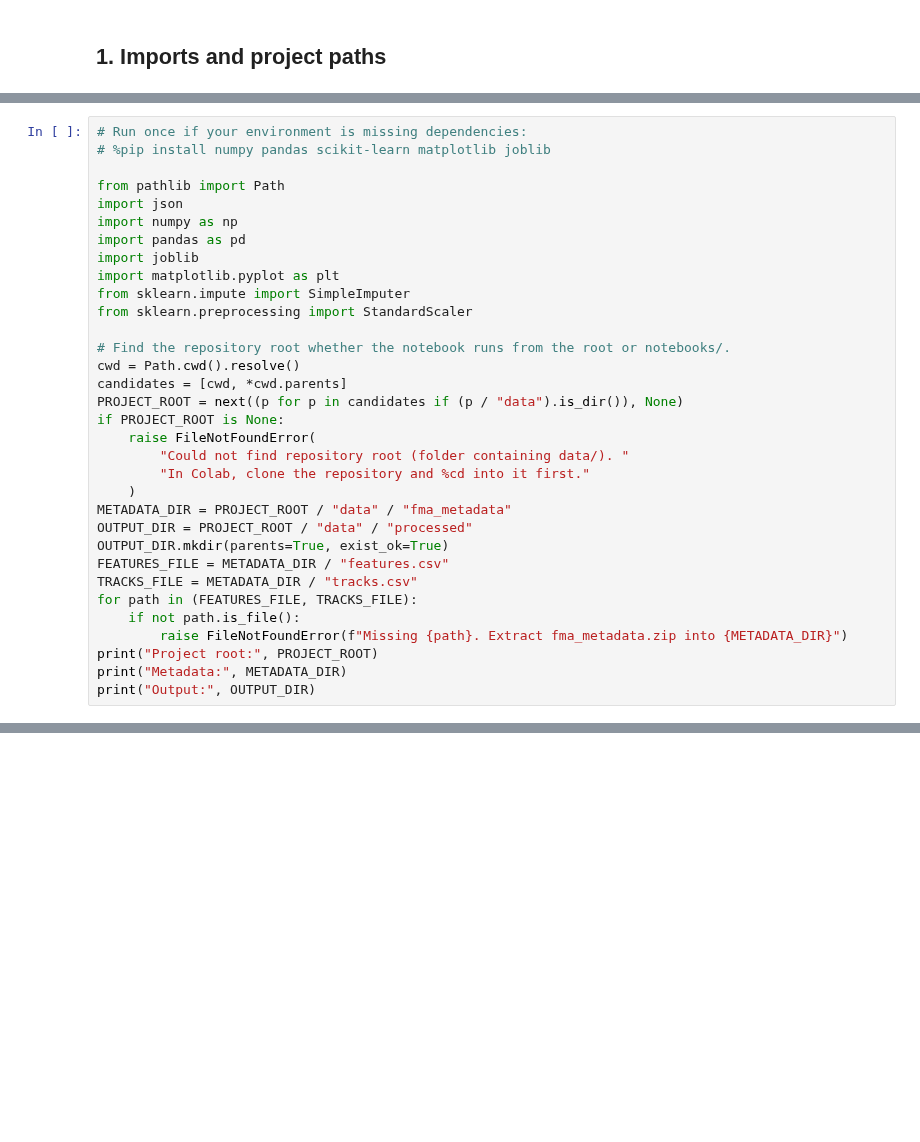
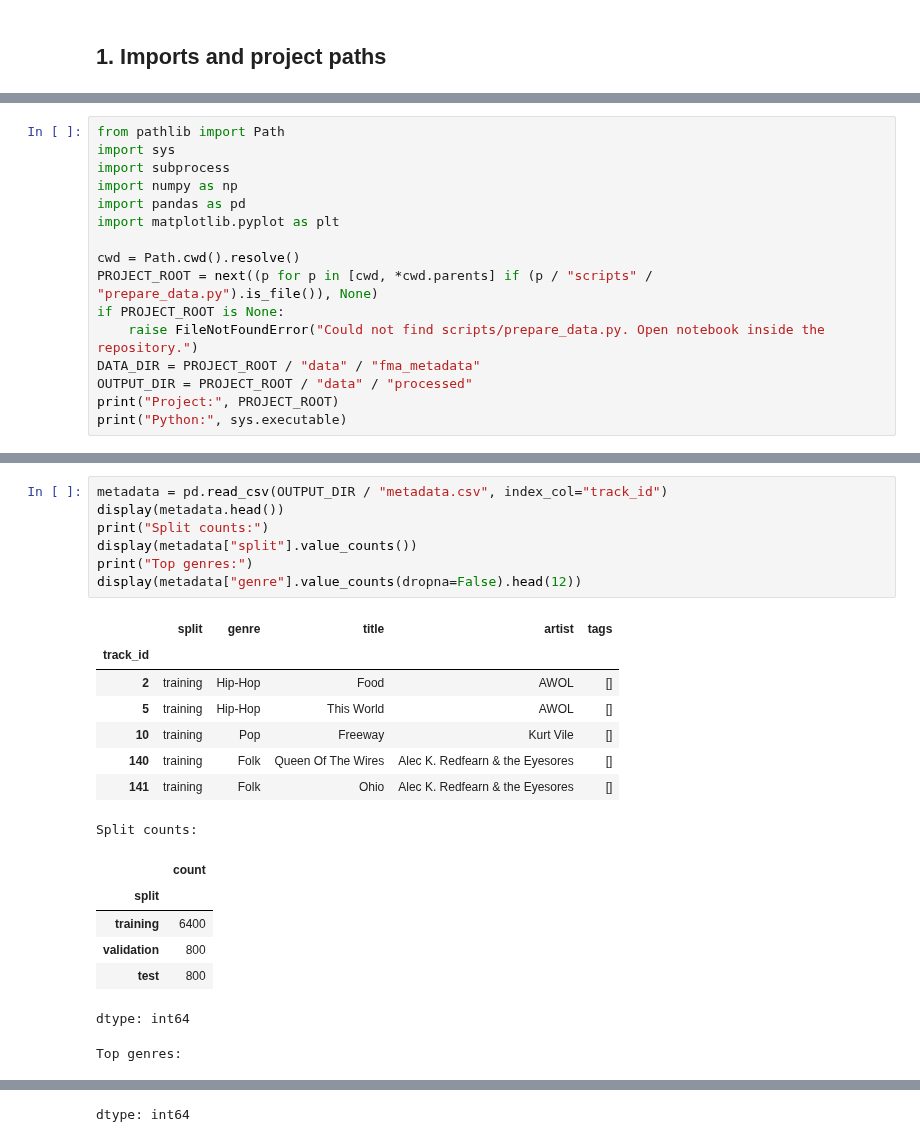
Before and after one commit to samiyaalizaidi/music-similarity-representation-learning, a Jupyter notebook: notebooks/02_preprocessing.ipynb, the cells around one changed output, grey strips where cells are left out. Cells and saved outputs as stored; diff of their text form; blank space fills up the shorter version.

```diff
--- a/notebooks/02_preprocessing.ipynb
+++ b/notebooks/02_preprocessing.ipynb
@@ -12,33 +46,16 @@ Run cells in order. The notebook works from VS Code/Jupyter or Colab after cloni
 # %%
-# Run once if your environment is missing dependencies:
-# %pip install numpy pandas scikit-learn matplotlib joblib
-
 from pathlib import Path
-import json
+import sys
+import subprocess
 import numpy as np
 import pandas as pd
-import joblib
 import matplotlib.pyplot as plt
-from sklearn.impute import SimpleImputer
-from sklearn.preprocessing import StandardScaler
 
-# Find the repository root whether the notebook runs from the root or notebooks/.
 cwd = Path.cwd().resolve()
-candidates = [cwd, *cwd.parents]
-PROJECT_ROOT = next((p for p in candidates if (p / "data").is_dir()), None)
+PROJECT_ROOT = next((p for p in [cwd, *cwd.parents] if (p / "scripts" / "prepare_data.py").is_file()), None)
 if PROJECT_ROOT is None:
-    raise FileNotFoundError(
-        "Could not find repository root (folder containing data/). "
-        "In Colab, clone the repository and %cd into it first."
-    )
-METADATA_DIR = PROJECT_ROOT / "data" / "fma_metadata"
+    raise FileNotFoundError("Could not find scripts/prepare_data.py. Open notebook inside the repository.")
+DATA_DIR = PROJECT_ROOT / "data" / "fma_metadata"
 OUTPUT_DIR = PROJECT_ROOT / "data" / "processed"
-OUTPUT_DIR.mkdir(parents=True, exist_ok=True)
-FEATURES_FILE = METADATA_DIR / "features.csv"
-TRACKS_FILE = METADATA_DIR / "tracks.csv"
-for path in (FEATURES_FILE, TRACKS_FILE):
-    if not path.is_file():
-        raise FileNotFoundError(f"Missing {path}. Extract fma_metadata.zip into {METADATA_DIR}")
-print("Project root:", PROJECT_ROOT)
-print("Metadata:", METADATA_DIR)
-print("Output:", OUTPUT_DIR)
+print("Project:", PROJECT_ROOT)
+print("Python:", sys.executable)
@@ -170,0 +125,23 @@ print("Train feature std  (first 5):", np.round(loaded["training"]["X"].std(axis
+# %%
+metadata = pd.read_csv(OUTPUT_DIR / "metadata.csv", index_col="track_id")
+display(metadata.head())
+print("Split counts:")
+display(metadata["split"].value_counts())
+print("Top genres:")
+display(metadata["genre"].value_counts(dropna=False).head(12))
+# %% [output]
+|  | split | genre | title | artist | tags |
+| track_id |  |  |  |  |  |
+| 2 | training | Hip-Hop | Food | AWOL | [] |
+| 5 | training | Hip-Hop | This World | AWOL | [] |
+| 10 | training | Pop | Freeway | Kurt Vile | [] |
+| 140 | training | Folk | Queen Of The Wires | Alec K. Redfearn & the Eyesores | [] |
+| 141 | training | Folk | Ohio | Alec K. Redfearn & the Eyesores | [] |
+Split counts:
+|  | count |
+| split |  |
+| training | 6400 |
+| validation | 800 |
+| test | 800 |
+dtype: int64
+Top genres:
@@ -170,0 +158 @@ print("Train feature std  (first 5):", np.round(loaded["training"]["X"].std(axis
+dtype: int64
```
Also changed, not shown: parts of 34 cells of this notebook.
